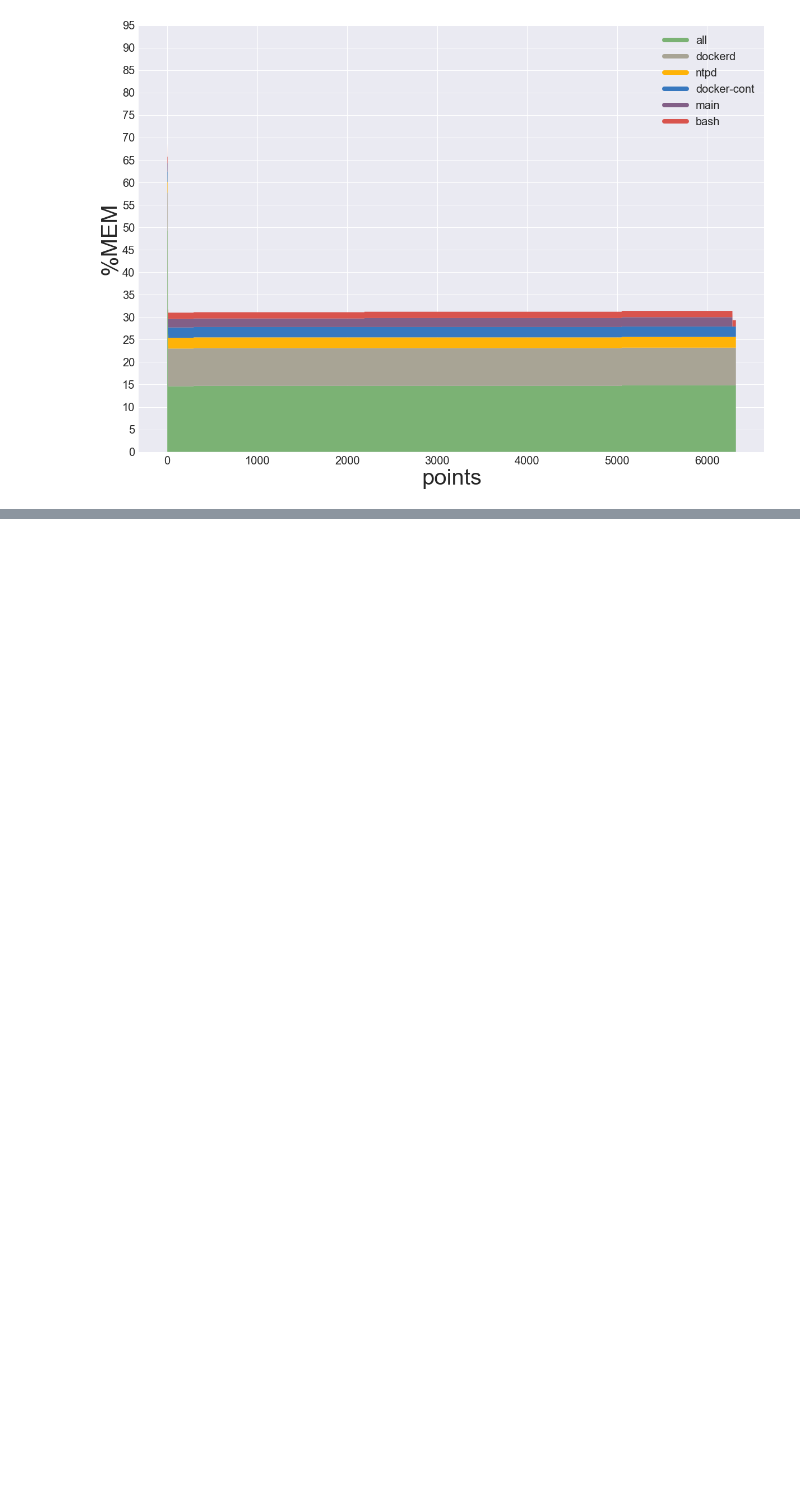
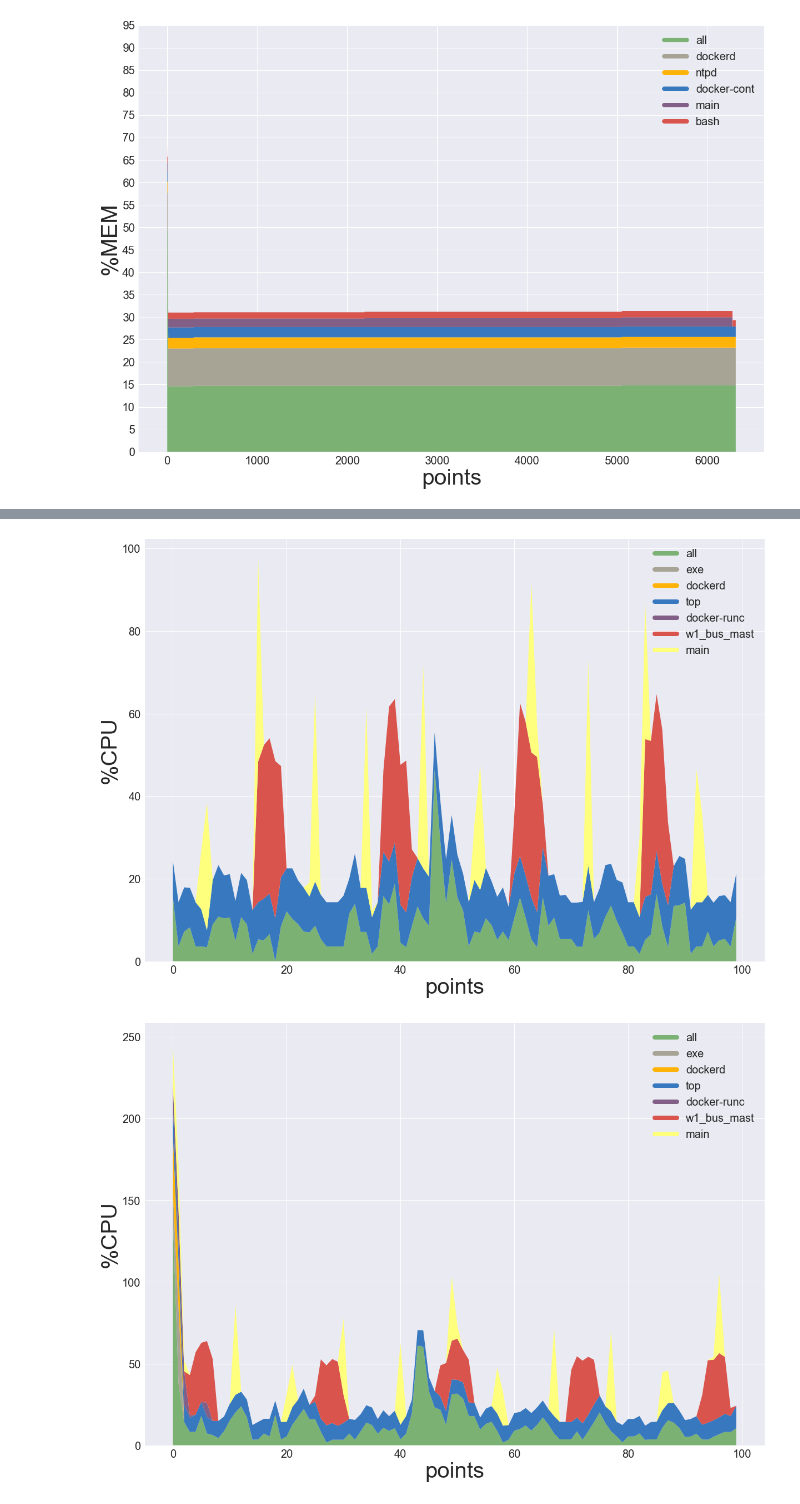
Before and after one commit to ThibaultHuyet/data_parsing, a Jupyter notebook: Notebooks/Raspberry Pi Performance.ipynb, the cells around one changed output, grey strips where cells are left out. Cells and saved outputs as stored; diff of their text form; code cells hidden in the pictures; blank space fills up the shorter version.

Commit message:
Added docker tests

```diff
--- a/Notebooks/Raspberry Pi Performance.ipynb
+++ b/Notebooks/Raspberry Pi Performance.ipynb
@@ -967,0 +995,18 @@ Key: 542        Mean 0.9
+# %%
+parseTop(docker1, result1, avoid)
+cpu, mem = readFile(result1)
+
+parseTop(docker2, result2, avoid)
+cpu2, mem2 = readFile(result2)
+
+parseTop(docker3, result3, avoid)
+cpu3, mem3 = readFile(result3)
+
+sortedCPU = ave(cpu)
+
+i = 0
+for k in sortedCPU:
+    if i == 10:
+        break
+    i += 1
+    print("Key: " + str(k) + "\tMean " + str(sortedCPU[k]))
@@ -967,0 +1024,59 @@ Key: 542        Mean 0.9
+# %%
+keys = ['12980', '12975', '12850', '12919', '168', '13058']
+concise = prep_for_graph(cpu, keys)
+
+points = np.arange(0, 100)
+C = ["#7bb274", "#a8a495", "#feb308", "#3778bf", "#825f87", '#d9544d', '#ffff7e', '#3b5b92']
+
+fig = plt.figure(figsize = (20, 14))
+ax = fig.add_subplot(111, label = "Performance")
+
+# Due to some bug with stackplot, a hack has to be used to get a legend up
+ax.plot([], [], color = C[0], label = 'all',             linewidth = 8)
+ax.plot([], [], color = C[1], label = 'exe',             linewidth = 8)
+ax.plot([], [], color = C[2], label = 'dockerd',         linewidth = 8)
+ax.plot([], [], color = C[3], label = 'top',             linewidth = 8)
+ax.plot([], [], color = C[4], label = 'docker-runc',     linewidth = 8)
+ax.plot([], [], color = C[5], label = 'w1_bus_mast',     linewidth = 8)
+ax.plot([], [], color = C[6], label = 'main',            linewidth = 8)
+
+ax.stackplot(points, concise['all'][100:200], concise['12980'][100:200], concise['12975'][100:200],
+             concise['12850'][100:200], concise['12919'][100:200], concise['168'][100:200], concise['13058'][100:200],
+             colors = C)
+
+ax.set_ylabel('%CPU', fontsize = 40)
+ax.set_xlabel('points', fontsize = 40)
+ax.legend(prop = {'size': 20})
+
+ax.tick_params(axis = 'both', which = 'major', labelsize = 20)
+ax.tick_params(axis = 'both', which = 'minor', labelsize = 20)
+
+plt.show()
+
+fig = plt.figure(figsize = (20, 14))
+ax = fig.add_subplot(111, label = "Performance")
+
+# Due to some bug with stackplot, a hack has to be used to get a legend up
+ax.plot([], [], color = C[0], label = 'all',             linewidth = 8)
+ax.plot([], [], color = C[1], label = 'exe',             linewidth = 8)
+ax.plot([], [], color = C[2], label = 'dockerd',         linewidth = 8)
+ax.plot([], [], color = C[3], label = 'top',             linewidth = 8)
+ax.plot([], [], color = C[4], label = 'docker-runc',     linewidth = 8)
+ax.plot([], [], color = C[5], label = 'w1_bus_mast',     linewidth = 8)
+ax.plot([], [], color = C[6], label = 'main',            linewidth = 8)
+
+ax.stackplot(points, concise['all'][0:100], concise['12980'][0:100], concise['12975'][0:100],
+             concise['12850'][0:100], concise['12919'][0:100], concise['168'][0:100], concise['13058'][0:100],
+             colors = C)
+
+ax.set_ylabel('%CPU', fontsize = 40)
+ax.set_xlabel('points', fontsize = 40)
+ax.legend(prop = {'size': 20})
+
+ax.tick_params(axis = 'both', which = 'major', labelsize = 20)
+ax.tick_params(axis = 'both', which = 'minor', labelsize = 20)
+
+plt.show()
+# %% [output]
+[figure, added]
+[figure, added]
```
Also changed, not shown: parts of 15 cells of this notebook, 9 other files.
